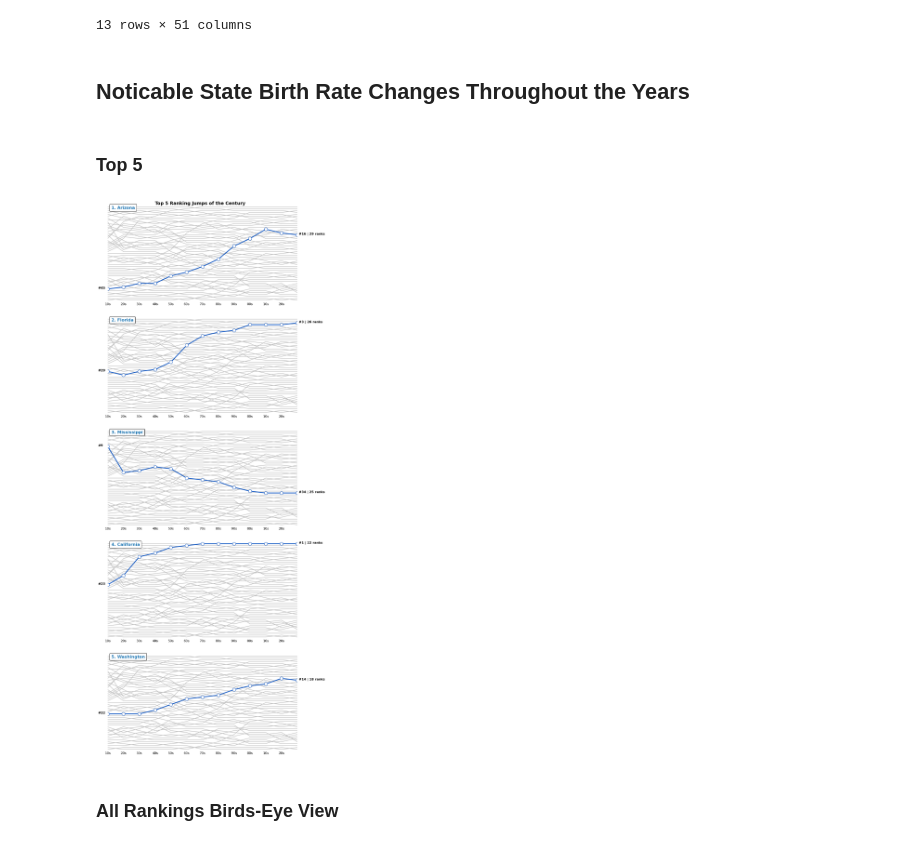
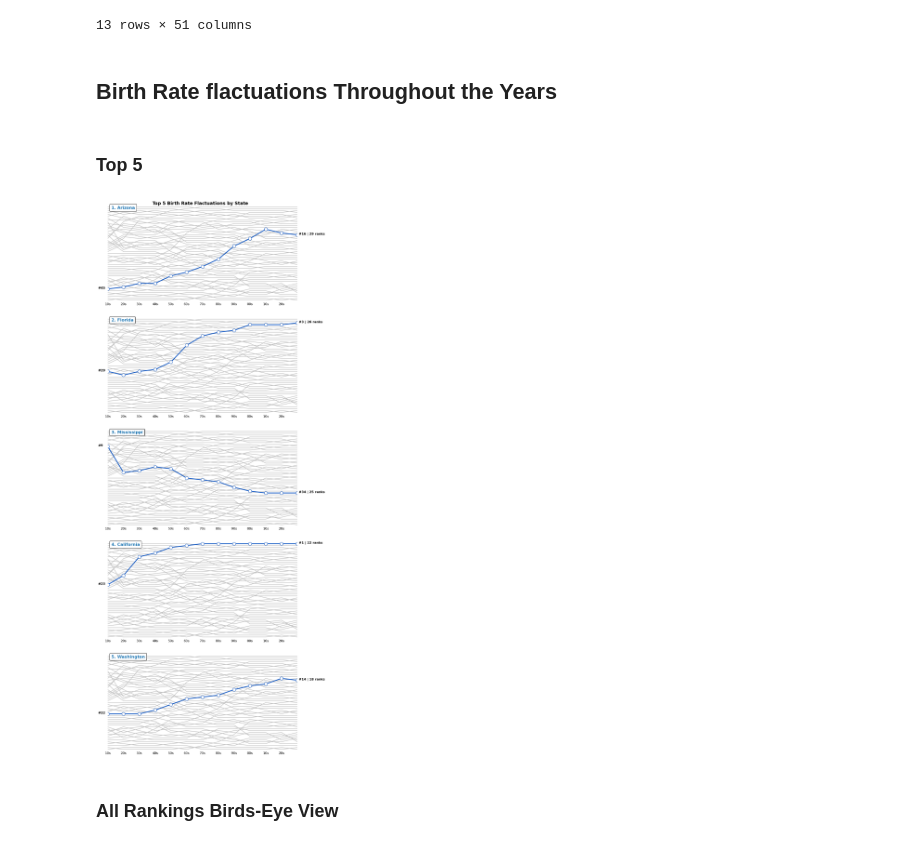
Before and after one commit to numanwaziri/NamingPatterns-Analysis, a Jupyter notebook: Analysis.ipynb, the cells around one changed output. Drawn from its saved outputs; the diff is of its cells as text; code cells hidden in the pictures.

```diff
--- a/Analysis.ipynb
+++ b/Analysis.ipynb
@@ -210,7 +210,7 @@ ranked
 | 2030-12-31 | 29.0 | 3.0 | 36.0 | 19.0 | 51.0 | 33.0 | 6.0 | 22.0 | 4.0 | 49.0 | ... |
 13 rows × 51 columns
 # %% [markdown]
-## Noticable State Birth Rate Changes Throughout the Years
+## Birth Rate flactuations Throughout the Years
 # %% [markdown]
 ### Top 5
 # %%
@@ -219,37 +219,37 @@ n = ranked.apply(lambda x: x[0]-x[-1]).abs().nlargest(5)
 
 # Create a figure with subplots
 fig, axes = plt.subplots(len(n), 1, figsize=(9, 5*len(n)), sharey=True, dpi=120)
-fig.suptitle('Top 5 Ranking Jumps of the Century', fontsize=14,weight="bold")
+fig.suptitle('Top 5 Birth Rate Flactuations by State', fontsize=14,weight="bold")
 plt.tight_layout()
 
 
 # Iterate over each state and plot the graph in the corresponding subplot
 for i, (idx, data) in enumerate(n.iteritems()):
     ax = axes[i]
     ranked[idx].plot(ax=ax, label=idx, color='#0b53c1',xlabel="",marker='o',
                      markersize=10, markerfacecolor='white',zorder=60, linewidth=2.5)
     ranked.drop(idx, axis=1).plot(ax=ax, color='#BFBFBF',xlabel="",zorder=3)
 
 
     ax.legend().remove()
     sns.despine(ax=ax)
     ax.set_yticks([])
     ax.set_xticks(list(range(-60, 65, 10)))
     ax.set_xticklabels(["10s", "20s", "30s", "40s", "50s", "60s", "70s", "80s", "90s", "00s", "10s", "20s", ""])
     ax.tick_params(bottom=False, which='both', pad=-10, labelleft=False)
     ax.set_frame_on(False)
 
 
     y1 = ranked[idx].iloc[0]
     y2 = ranked[idx].iloc[-1]
     ax.text(-66, y1, "#" + str(int(52-y1)),weight="bold")
     ax.text(61, y2, "#" + str(int(52-y2)) + f' | {int(data)} ranks',weight="bold")
     at = AnchoredText(str(i+1) + ". " + idx, prop=dict(size=13, color="#1f77b4",
                                                        weight="bold"), frameon=True, loc='upper left')
     at.patch.set_boxstyle("round,pad=0.,rounding_size=0.2")
     ax.add_artist(at)
 # %% [output]
-[figure, old version]
+[figure, new version]
 # %% [markdown]
 ### All Rankings Birds-Eye View
 # %%
```
Also changed, not shown: parts of 7 cells of this notebook.
